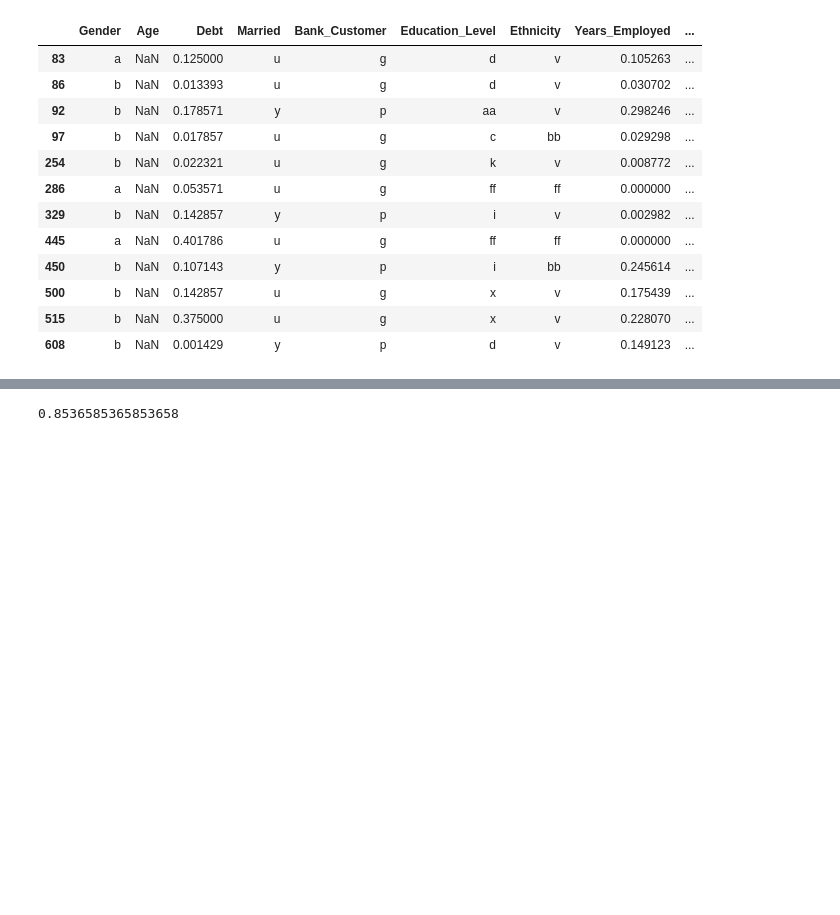
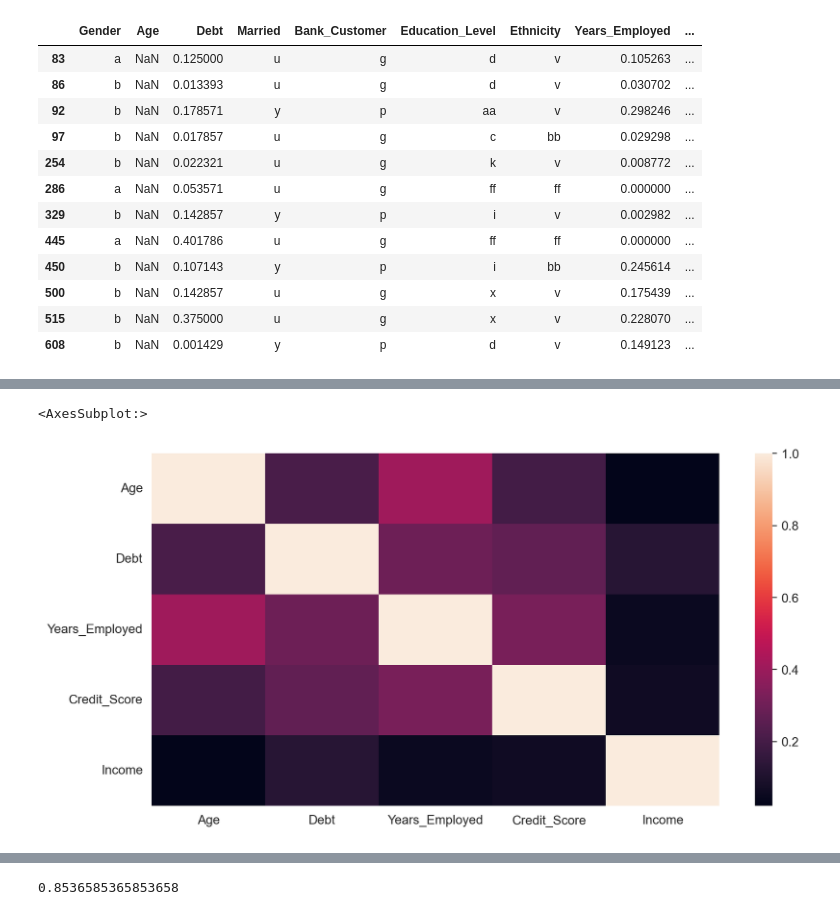
Before and after one commit to harveysimpsondata/Credit-Approval, a Jupyter notebook: Credit_Approval.ipynb, the cells around one changed output, grey strips where cells are left out. Cells and saved outputs as stored; diff of their text form; code cells hidden in the pictures; blank space fills up the shorter version.

```diff
--- a/Credit_Approval.ipynb
+++ b/Credit_Approval.ipynb
@@ -288,0 +329,7 @@ df.update(missing_age)
+# %%
+plt.rcParams['figure.figsize'] = [10, 5]
+corr_matrix = df[numerical].corr()
+sns.heatmap(corr_matrix)
+# %% [output]
+<AxesSubplot:>
+[figure, added]
```
Also changed, not shown: parts of 44 cells of this notebook.
